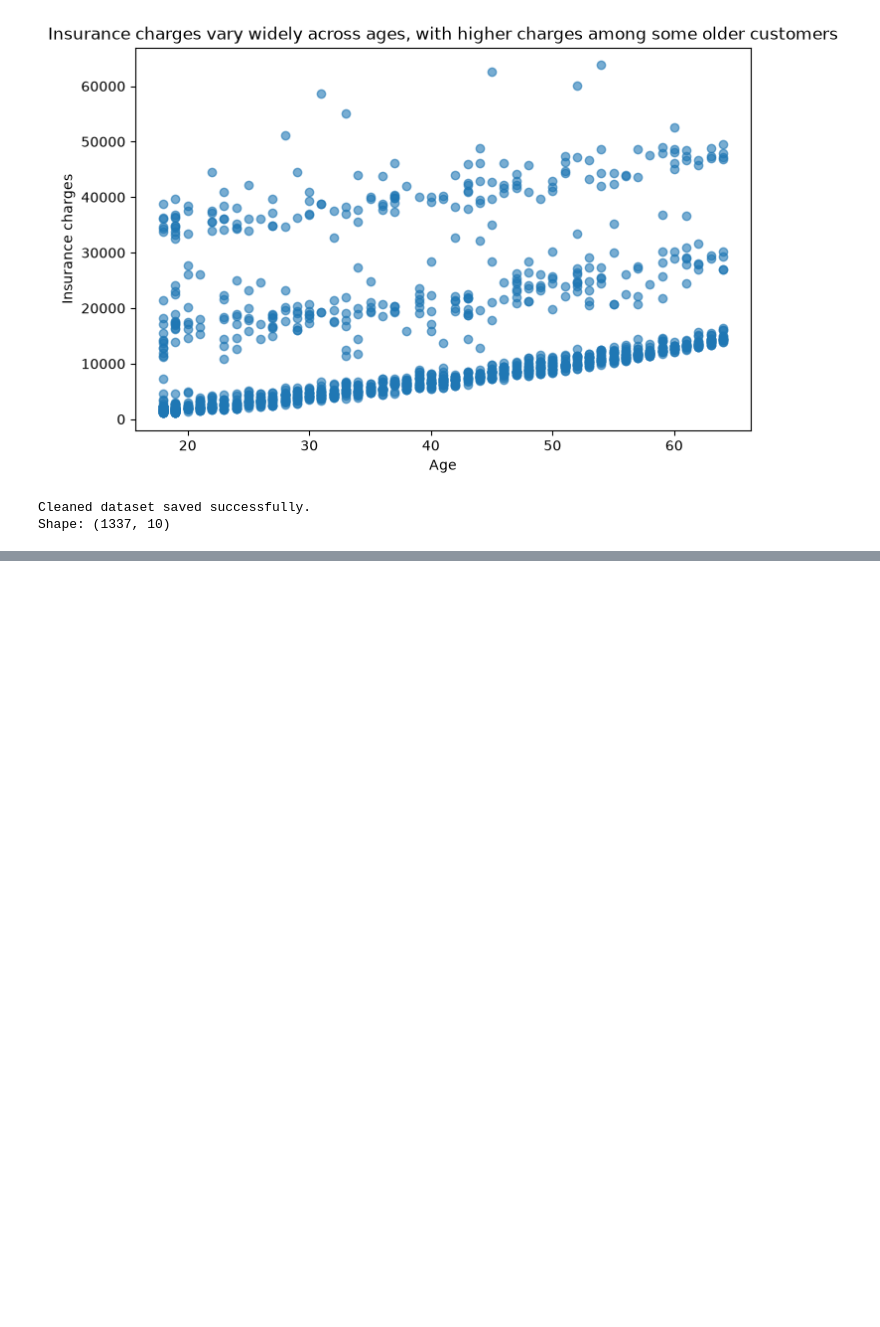
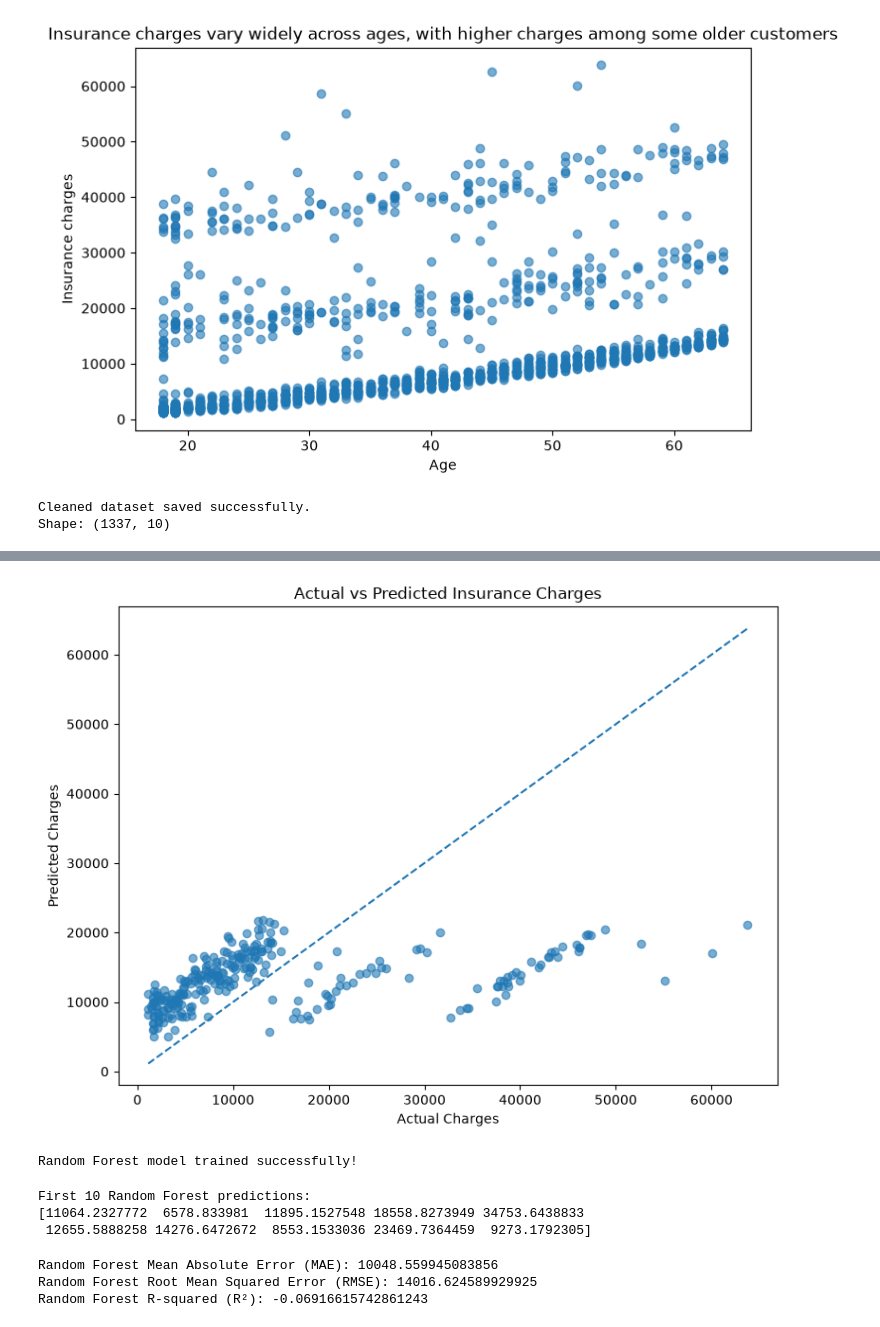
Before and after one commit to NadiaTeta/klab-ai-NadiaTeta, a Jupyter notebook: notebooks/assignment2_data_wrangling.ipynb, the cells around one changed output, grey strips where cells are left out. Cells and saved outputs as stored; diff of their text form; code cells hidden in the pictures; blank space fills up the shorter version.

Commit message:
build and compare regression models

```diff
--- a/notebooks/assignment2_data_wrangling.ipynb
+++ b/notebooks/assignment2_data_wrangling.ipynb
@@ -290,0 +365,10 @@ Shape: (1337, 10)
+# %%
+from sklearn.linear_model import LinearRegression
+
+# Create the model
+model = LinearRegression()
+
+# Train the model
+model.fit(X_train, y_train)
+
+print("Model trained successfully!")
@@ -290,0 +389,6 @@ Shape: (1337, 10)
+# %%
+# Make predictions on the test data
+y_pred = model.predict(X_test)
+
+print("First 10 predictions:")
+print(y_pred[:10])
@@ -290,0 +435,61 @@ Shape: (1337, 10)
+# %%
+import matplotlib.pyplot as plt
+
+plt.figure(figsize=(8, 6))
+
+plt.scatter(y_test, y_pred, alpha=0.6)
+
+# Perfect prediction line
+plt.plot(
+    [y_test.min(), y_test.max()],
+    [y_test.min(), y_test.max()],
+    linestyle="--"
+)
+
+plt.xlabel("Actual Charges")
+plt.ylabel("Predicted Charges")
+plt.title("Actual vs Predicted Insurance Charges")
+
+plt.tight_layout()
+plt.savefig("../reports/a3_chart1.png")
+plt.show()
+# %% [output]
+[figure, added]
+# %%
+from sklearn.ensemble import RandomForestRegressor
+
+# Create the Random Forest model
+rf_model = RandomForestRegressor(
+    n_estimators=100,
+    random_state=42
+)
+
+# Train the model
+rf_model.fit(X_train, y_train)
+
+print("Random Forest model trained successfully!")
+# %% [output]
+Random Forest model trained successfully!
+# %%
+# Make predictions with the Random Forest model
+rf_pred = rf_model.predict(X_test)
+
+print("First 10 Random Forest predictions:")
+print(rf_pred[:10])
+# %% [output]
+First 10 Random Forest predictions:
+[11064.2327772  6578.833981  11895.1527548 18558.8273949 34753.6438833
+ 12655.5888258 14276.6472672  8553.1533036 23469.7364459  9273.1792305]
+# %%
+# Calculate Random Forest evaluation metrics
+rf_mae = mean_absolute_error(y_test, rf_pred)
+rf_rmse = np.sqrt(mean_squared_error(y_test, rf_pred))
+rf_r2 = r2_score(y_test, rf_pred)
+
+print("Random Forest Mean Absolute Error (MAE):", rf_mae)
+print("Random Forest Root Mean Squared Error (RMSE):", rf_rmse)
+print("Random Forest R-squared (R²):", rf_r2)
+# %% [output]
+Random Forest Mean Absolute Error (MAE): 10048.559945083856
+Random Forest Root Mean Squared Error (RMSE): 14016.624589929925
+Random Forest R-squared (R²): -0.06916615742861243
```
Also changed, not shown: parts of 9 cells of this notebook, 1 other file.
